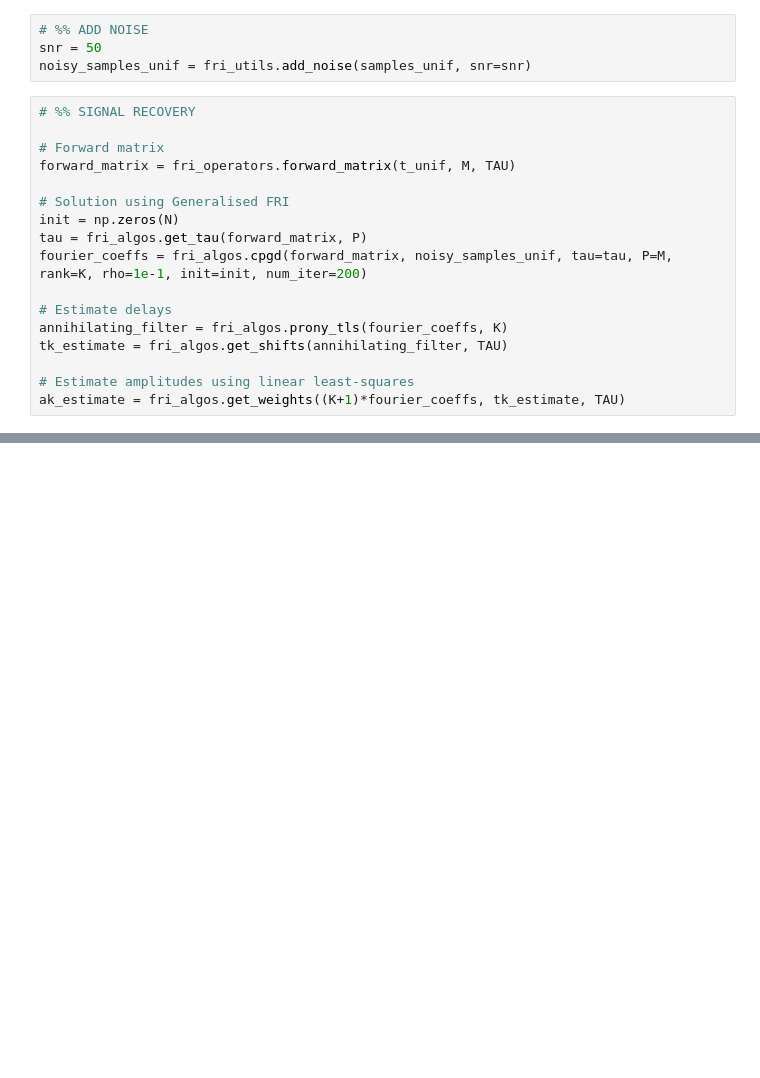
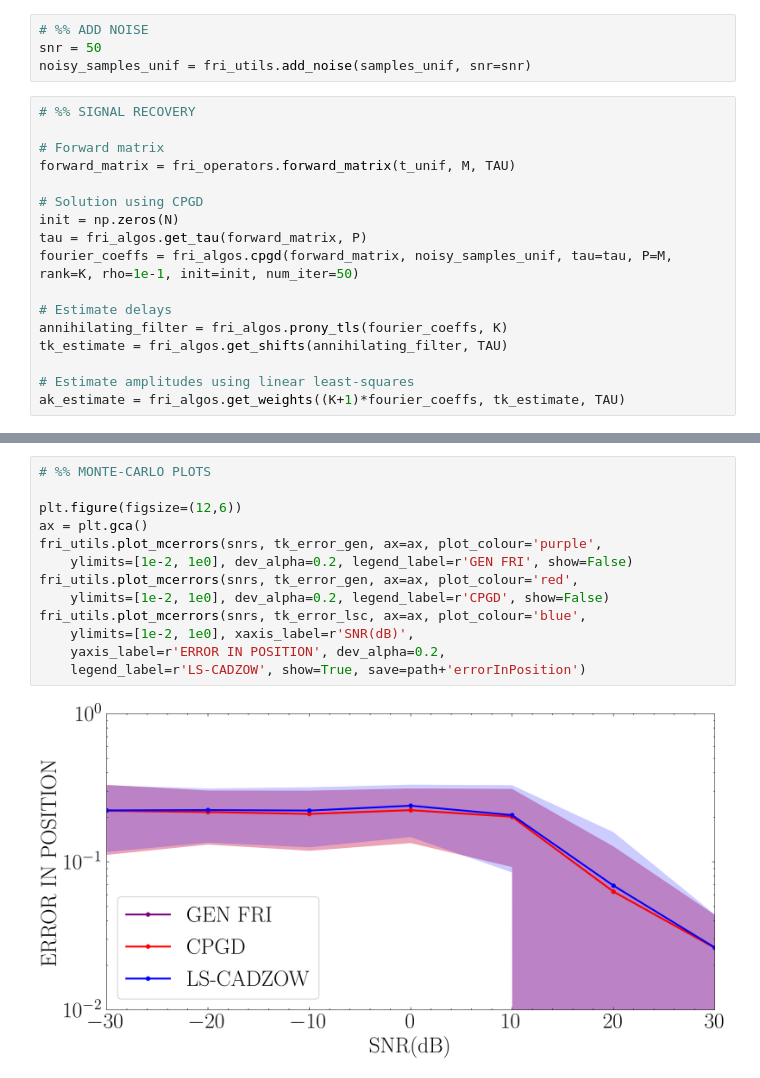
Before and after one commit to kamath-abhijith/FRI_Toolbox, a Jupyter notebook: src/simeoni_2020.ipynb, the cells around one changed output, grey strips where cells are left out. Drawn from its saved outputs; the diff is of its cells as text; blank space fills up the shorter version.

Commit message:
cpgd

```diff
--- a/src/simeoni_2020.ipynb
+++ b/src/simeoni_2020.ipynb
@@ -80,10 +80,10 @@ noisy_samples_unif = fri_utils.add_noise(samples_unif, snr=snr)
 # Forward matrix
 forward_matrix = fri_operators.forward_matrix(t_unif, M, TAU)
 
-# Solution using Generalised FRI
+# Solution using CPGD
 init = np.zeros(N)
 tau = fri_algos.get_tau(forward_matrix, P)
-fourier_coeffs = fri_algos.cpgd(forward_matrix, noisy_samples_unif, tau=tau, P=M, rank=K, rho=1e-1, init=init, num_iter=200)
+fourier_coeffs = fri_algos.cpgd(forward_matrix, noisy_samples_unif, tau=tau, P=M, rank=K, rho=1e-1, init=init, num_iter=50)
 
 # Estimate delays
 annihilating_filter = fri_algos.prony_tls(fourier_coeffs, K)
@@ -119,0 +215,15 @@ fri_utils.plot_diracs(tk_estimate, ak_estimate, ax=ax, plot_colour='red',
+# %%
+# %% MONTE-CARLO PLOTS
+
+plt.figure(figsize=(12,6))
+ax = plt.gca()
+fri_utils.plot_mcerrors(snrs, tk_error_gen, ax=ax, plot_colour='purple',
+    ylimits=[1e-2, 1e0], dev_alpha=0.2, legend_label=r'GEN FRI', show=False)
+fri_utils.plot_mcerrors(snrs, tk_error_gen, ax=ax, plot_colour='red',
+    ylimits=[1e-2, 1e0], dev_alpha=0.2, legend_label=r'CPGD', show=False)
+fri_utils.plot_mcerrors(snrs, tk_error_lsc, ax=ax, plot_colour='blue',
+    ylimits=[1e-2, 1e0], xaxis_label=r'SNR(dB)',
+    yaxis_label=r'ERROR IN POSITION', dev_alpha=0.2,
+    legend_label=r'LS-CADZOW', show=True, save=path+'errorInPosition')
+# %% [output]
+[figure, added]
```
Also changed, not shown: parts of 3 cells of this notebook, 2 other files.
